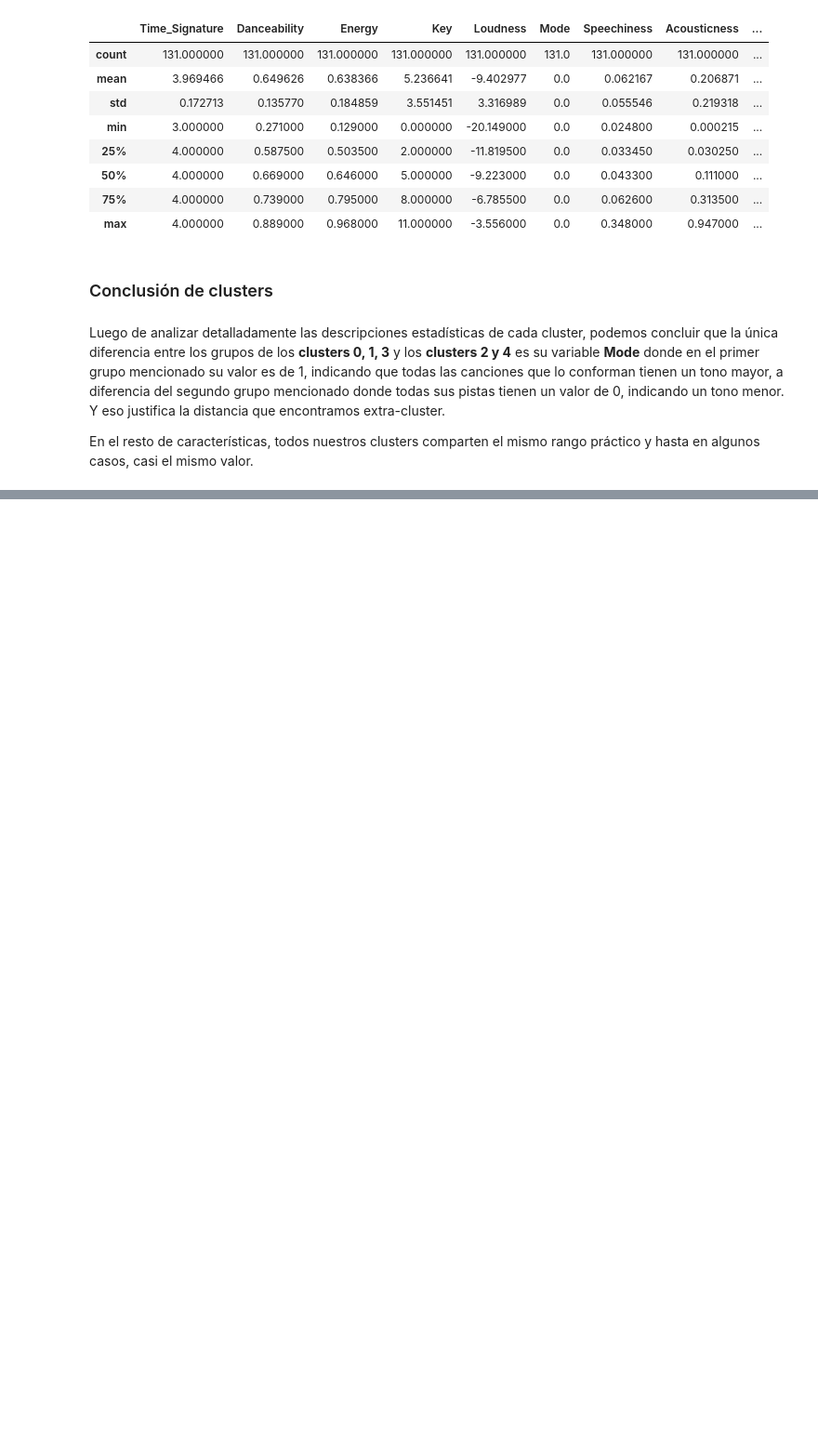
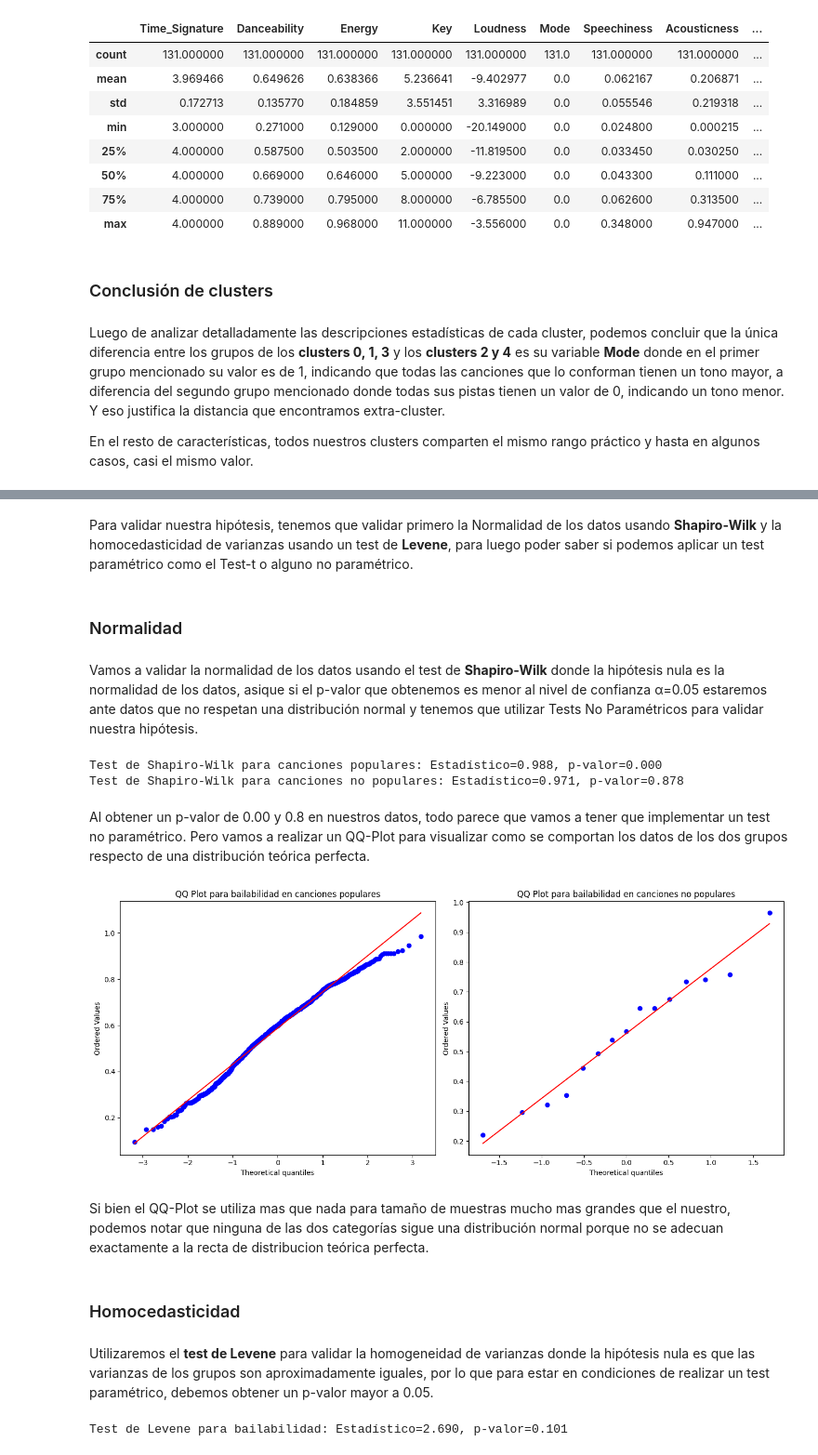
Before and after one commit to nachoperna/Fundamentos-de-la-Ciencia-de-Datos, a Jupyter notebook: TPE/tpe.ipynb, the cells around one changed output, grey strips where cells are left out. Shown at 93% size. Saved outputs shown, nothing was run; the diff lists cells and outputs as text; code cells hidden in the pictures; blank space fills up the shorter version.

```diff
--- a/TPE/tpe.ipynb
+++ b/TPE/tpe.ipynb
@@ -1503,0 +1489,55 @@ En el resto de características, todos nuestros clusters comparten el mismo rang
+# %% [markdown]
+Para validar nuestra hipótesis, tenemos que validar primero la Normalidad de los datos usando **Shapiro-Wilk** y la homocedasticidad de varianzas usando un test de **Levene**, para luego poder saber si podemos aplicar un test paramétrico como el Test-t o alguno no paramétrico.
+# %% [markdown]
+### Normalidad
+# %% [markdown]
+Vamos a validar la normalidad de los datos usando el test de **Shapiro-Wilk** donde la hipótesis nula es la normalidad de los datos, asique si el p-valor que obtenemos es menor al nivel de confianza α=0.05 estaremos ante datos que no respetan una distribución normal y tenemos que utilizar Tests No Paramétricos para validar nuestra hipótesis.
+# %%
+from scipy.stats import shapiro
+
+# Generamos los grupos de las canciones populares y no populares
+canciones_populares = copia_test[copia_test['Popular'] == 1]['Bailabilidad']
+canciones_nopopulares = copia_test[copia_test['Popular'] == 0]['Bailabilidad']
+
+# Test de Shapiro-Wilk para canciones populares
+stat, p = shapiro(canciones_populares)
+print(f"Test de Shapiro-Wilk para canciones populares: Estadístico={stat:.3f}, p-valor={p:.3f}")
+
+# Test de Shapiro-Wilk para canciones no populares
+stat, p = shapiro(canciones_nopopulares)
+print(f"Test de Shapiro-Wilk para canciones no populares: Estadístico={stat:.3f}, p-valor={p:.3f}")
+# %% [output]
+Test de Shapiro-Wilk para canciones populares: Estadístico=0.988, p-valor=0.000
+Test de Shapiro-Wilk para canciones no populares: Estadístico=0.971, p-valor=0.878
+# %% [markdown]
+Al obtener un p-valor de 0.00 y 0.8 en nuestros datos, todo parece que vamos a tener que implementar un test no paramétrico. Pero vamos a realizar un QQ-Plot para visualizar como se comportan los datos de los dos grupos respecto de una distribución teórica perfecta.
+# %%
+import scipy.stats as stats
+
+# Crear una figura con dos subgráficos uno al lado del otro
+fig, axes = plt.subplots(1, 2, figsize=(14, 6))
+
+# QQ plot para canciones populares
+stats.probplot(canciones_populares, dist="norm", plot=axes[0])
+axes[0].set_title("QQ Plot para bailabilidad en canciones populares")
+
+# QQ plot para canciones no populares
+stats.probplot(canciones_nopopulares, dist="norm", plot=axes[1])
+axes[1].set_title("QQ Plot para bailabilidad en canciones no populares")
+
+# Mostrar la figura
+plt.tight_layout()
+plt.show()
+# %% [output]
+[figure, added]
+# %% [markdown]
+Si bien el QQ-Plot se utiliza mas que nada para tamaño de muestras mucho mas grandes que el nuestro, podemos notar que ninguna de las dos categorías sigue una distribución normal porque no se adecuan exactamente a la recta de distribucion teórica perfecta.
+# %% [markdown]
+### Homocedasticidad
+# %% [markdown]
+Utilizaremos el **test de Levene** para validar la homogeneidad de varianzas donde la hipótesis nula es que las varianzas de los grupos son aproximadamente iguales, por lo que para estar en condiciones de realizar un test paramétrico, debemos obtener un p-valor mayor a 0.05.
+# %%
+stat, p = stats.levene(canciones_populares, canciones_nopopulares)
+print(f"Test de Levene para bailabilidad: Estadístico={stat:.3f}, p-valor={p:.3f}")
+# %% [output]
+Test de Levene para bailabilidad: Estadístico=2.690, p-valor=0.101
```
Also changed, not shown: parts of 18 cells of this notebook.
